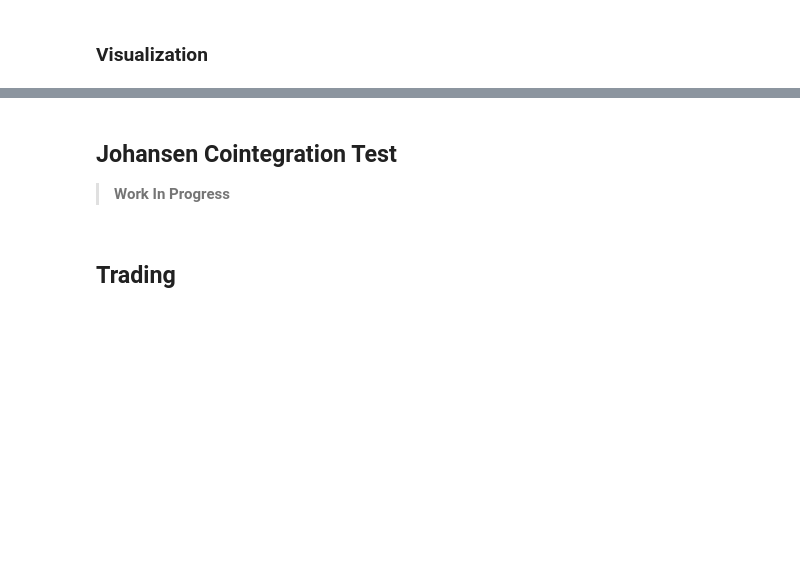
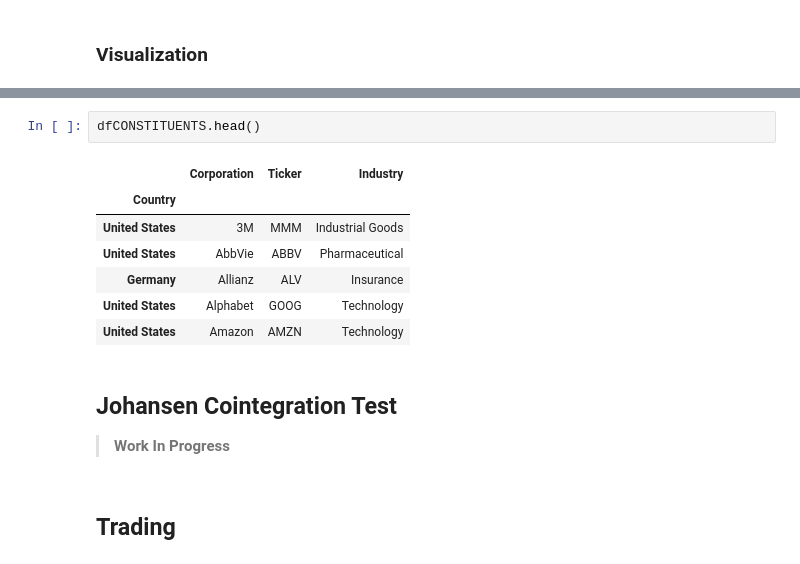
Before and after one commit to Milanpeter-77/Coursework-Pairs-Trading, a Jupyter notebook: stat-arb-pairs-trading-script.ipynb, the cells around one changed output, grey strips where cells are left out. Saved outputs shown, nothing was run; the diff lists cells and outputs as text; blank space fills up the shorter version.

```diff
--- a/stat-arb-pairs-trading-script.ipynb
+++ b/stat-arb-pairs-trading-script.ipynb
@@ -296,3 +399,13 @@ KeyboardInterrupt:
+# %%
+dfCONSTITUENTS.head()
+# %% [output]
+|  | Corporation | Ticker | Industry |
+| Country |  |  |  |
+| United States | 3M | MMM | Industrial Goods |
+| United States | AbbVie | ABBV | Pharmaceutical |
+| Germany | Allianz | ALV | Insurance |
+| United States | Alphabet | GOOG | Technology |
+| United States | Amazon | AMZN | Technology |
 # %% [markdown]
 ## **Johansen Cointegration Test**
 >**Work In Progress**
```
Also changed, not shown: parts of 4 cells of this notebook, 16 other files.
